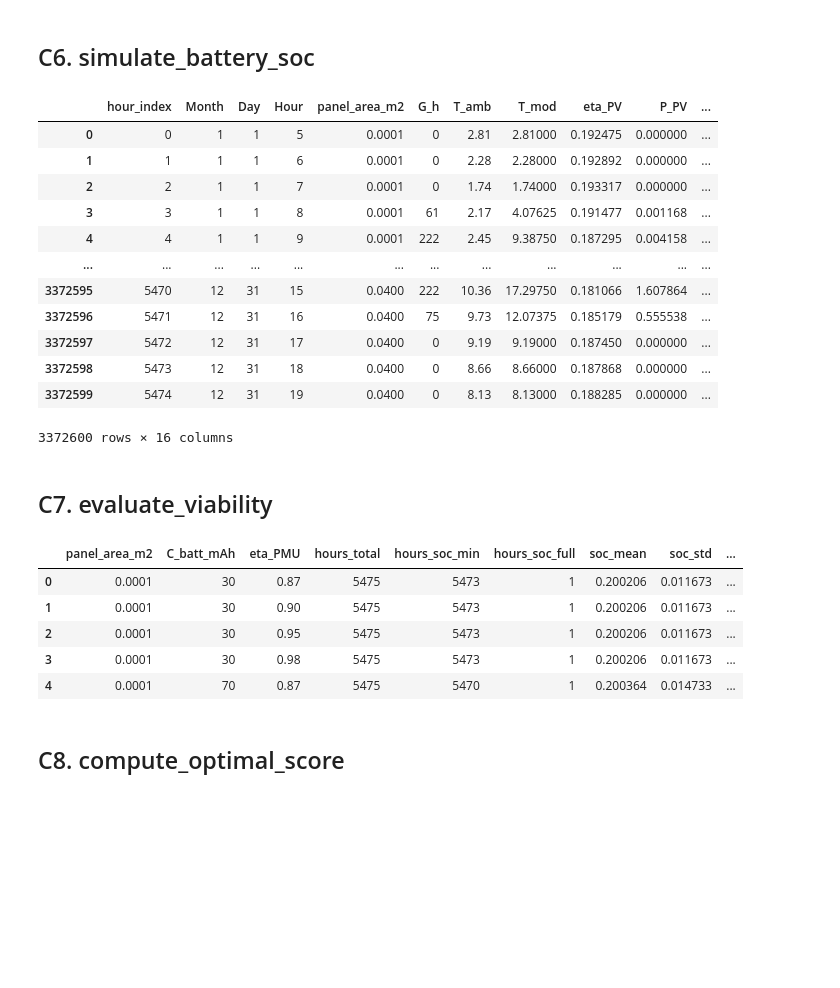
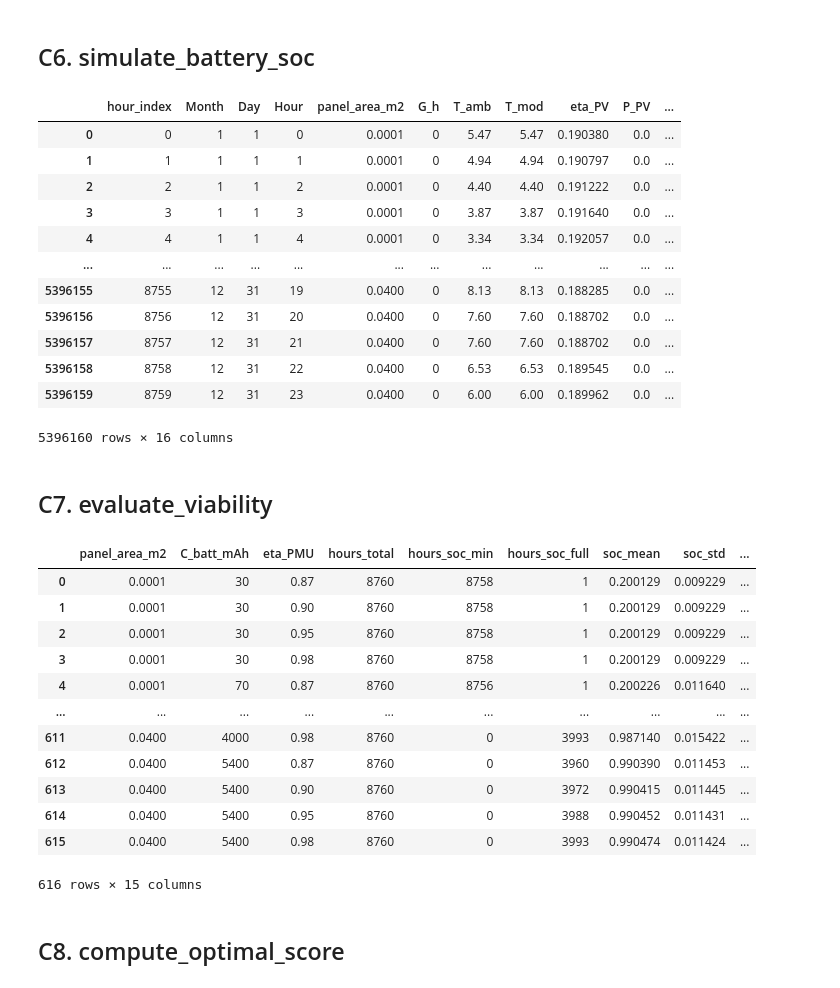
Before and after one commit to UCLM-ARCO/oasis-ehs, a Jupyter notebook: gen-dataset.ipynb, the cells around one changed output. Drawn from its saved outputs; the diff is of its cells as text; code cells hidden in the pictures; blank space fills up the shorter version.

Commit message:
using 24/7 irradiance data

```diff
--- a/gen-dataset.ipynb
+++ b/gen-dataset.ipynb
@@ -253,7 +255,7 @@ df_design
 ## C3. load_irradiance_data
 # %%
 # --- Load irradiance and temperature data ---
-irr_data = pd.read_csv("irradiance.csv")
+irr_data = pd.read_csv("raw-irradiance.csv")
 
 # --- Basic sanity checks ---
 expected_cols = ["Date-hour", "Month", "Day", "Hour", "G(h)", "Temperature"]
@@ -413,18 +415,18 @@ for (A, Cbat, eta), group_idx in df_soc.groupby(
 df_soc
 # %% [output]
 |  | hour_index | Month | Day | Hour | panel_area_m2 | G_h | T_amb | T_mod | eta_PV | P_PV | ... |
-| 0 | 0 | 1 | 1 | 5 | 0.0001 | 0 | 2.81 | 2.81000 | 0.192475 | 0.000000 | ... |
-| 1 | 1 | 1 | 1 | 6 | 0.0001 | 0 | 2.28 | 2.28000 | 0.192892 | 0.000000 | ... |
-| 2 | 2 | 1 | 1 | 7 | 0.0001 | 0 | 1.74 | 1.74000 | 0.193317 | 0.000000 | ... |
-| 3 | 3 | 1 | 1 | 8 | 0.0001 | 61 | 2.17 | 4.07625 | 0.191477 | 0.001168 | ... |
-| 4 | 4 | 1 | 1 | 9 | 0.0001 | 222 | 2.45 | 9.38750 | 0.187295 | 0.004158 | ... |
+| 0 | 0 | 1 | 1 | 0 | 0.0001 | 0 | 5.47 | 5.47 | 0.190380 | 0.0 | ... |
+| 1 | 1 | 1 | 1 | 1 | 0.0001 | 0 | 4.94 | 4.94 | 0.190797 | 0.0 | ... |
+| 2 | 2 | 1 | 1 | 2 | 0.0001 | 0 | 4.40 | 4.40 | 0.191222 | 0.0 | ... |
+| 3 | 3 | 1 | 1 | 3 | 0.0001 | 0 | 3.87 | 3.87 | 0.191640 | 0.0 | ... |
+| 4 | 4 | 1 | 1 | 4 | 0.0001 | 0 | 3.34 | 3.34 | 0.192057 | 0.0 | ... |
 | ... | ... | ... | ... | ... | ... | ... | ... | ... | ... | ... | ... |
-| 3372595 | 5470 | 12 | 31 | 15 | 0.0400 | 222 | 10.36 | 17.29750 | 0.181066 | 1.607864 | ... |
-| 3372596 | 5471 | 12 | 31 | 16 | 0.0400 | 75 | 9.73 | 12.07375 | 0.185179 | 0.555538 | ... |
-| 3372597 | 5472 | 12 | 31 | 17 | 0.0400 | 0 | 9.19 | 9.19000 | 0.187450 | 0.000000 | ... |
-| 3372598 | 5473 | 12 | 31 | 18 | 0.0400 | 0 | 8.66 | 8.66000 | 0.187868 | 0.000000 | ... |
-| 3372599 | 5474 | 12 | 31 | 19 | 0.0400 | 0 | 8.13 | 8.13000 | 0.188285 | 0.000000 | ... |
+| 5396155 | 8755 | 12 | 31 | 19 | 0.0400 | 0 | 8.13 | 8.13 | 0.188285 | 0.0 | ... |
+| 5396156 | 8756 | 12 | 31 | 20 | 0.0400 | 0 | 7.60 | 7.60 | 0.188702 | 0.0 | ... |
+| 5396157 | 8757 | 12 | 31 | 21 | 0.0400 | 0 | 7.60 | 7.60 | 0.188702 | 0.0 | ... |
+| 5396158 | 8758 | 12 | 31 | 22 | 0.0400 | 0 | 6.53 | 6.53 | 0.189545 | 0.0 | ... |
+| 5396159 | 8759 | 12 | 31 | 23 | 0.0400 | 0 | 6.00 | 6.00 | 0.189962 | 0.0 | ... |
-3372600 rows × 16 columns
+5396160 rows × 16 columns
 # %% [markdown]
 ## C7. evaluate_viability
 # %%
@@ -454,42 +456,49 @@ def longest_autonomy_hours(soc_series, soc_min):
 # A "failure hour" is when:
 #   (1) SoC == SOC_MIN  → battery cannot discharge further
 #   (2) I_BAT_mA < 0     → the node still requires power
 df_soc["failure_hour"] = (
     (df_soc["SoC"] <= SOC_MIN + 1e-9) &
     (df_soc["I_BAT_mA"] < 0)
 ).astype(int)
 
 
 # --- Aggregate metrics per configuration ---
 summary = (
     df_soc
     .groupby(["panel_area_m2", "C_batt_mAh", "eta_PMU"], as_index=False)
     .agg(
-        hours_total=("SoC", "count"),                      # number of hours simulated (usually 8760)
+        hours_total=("SoC", "count"),  # number of hours simulated (usually 8760)
         hours_soc_min=("SoC", lambda s: np.sum(s <= SOC_MIN + 1e-6)),  # hours at or below SOC_MIN
         hours_soc_full=("SoC", lambda s: np.sum(s >= 1.0 - 1e-6)),     # hours at full capacity
         soc_mean=("SoC", "mean"),                          # mean SoC over the year
         soc_std=("SoC", "std"),                            # standard deviation of SoC
-        surplus_mAh=("I_BAT_mA", lambda s: np.sum(np.clip(s, 0, None))),        # total surplus (charging)
-        deficit_mAh=("I_BAT_mA", lambda s: -np.sum(np.clip(s, None, 0))),       # total deficit (discharging)
+        surplus_mAh=("I_BAT_mA", lambda s: np.sum(np.clip(s, 0, None))),  # charging
+        deficit_mAh=("I_BAT_mA", lambda s: -np.sum(np.clip(s, None, 0))), # discharging
         autonomy_hours=("SoC", lambda s: longest_autonomy_hours(s.to_numpy(), SOC_MIN)),
         failure_hours=("failure_hour", "sum")              # hours where the node cannot operate
     )
 )
 
 # --- Derived metrics ---
 summary["soc_min_fraction"] = summary["hours_soc_min"] / summary["hours_total"]
 summary["soc_full_fraction"] = summary["hours_soc_full"] / summary["hours_total"]
 summary["net_mAh"] = summary["surplus_mAh"] - summary["deficit_mAh"]
 
-summary.head()
+summary
 # %% [output]
 |  | panel_area_m2 | C_batt_mAh | eta_PMU | hours_total | hours_soc_min | hours_soc_full | soc_mean | soc_std | ... |
-| 0 | 0.0001 | 30 | 0.87 | 5475 | 5473 | 1 | 0.200206 | 0.011673 | ... |
-| 1 | 0.0001 | 30 | 0.90 | 5475 | 5473 | 1 | 0.200206 | 0.011673 | ... |
-| 2 | 0.0001 | 30 | 0.95 | 5475 | 5473 | 1 | 0.200206 | 0.011673 | ... |
-| 3 | 0.0001 | 30 | 0.98 | 5475 | 5473 | 1 | 0.200206 | 0.011673 | ... |
-| 4 | 0.0001 | 70 | 0.87 | 5475 | 5470 | 1 | 0.200364 | 0.014733 | ... |
+| 0 | 0.0001 | 30 | 0.87 | 8760 | 8758 | 1 | 0.200129 | 0.009229 | ... |
+| 1 | 0.0001 | 30 | 0.90 | 8760 | 8758 | 1 | 0.200129 | 0.009229 | ... |
+| 2 | 0.0001 | 30 | 0.95 | 8760 | 8758 | 1 | 0.200129 | 0.009229 | ... |
+| 3 | 0.0001 | 30 | 0.98 | 8760 | 8758 | 1 | 0.200129 | 0.009229 | ... |
+| 4 | 0.0001 | 70 | 0.87 | 8760 | 8756 | 1 | 0.200226 | 0.011640 | ... |
+| ... | ... | ... | ... | ... | ... | ... | ... | ... | ... |
+| 611 | 0.0400 | 4000 | 0.98 | 8760 | 0 | 3993 | 0.987140 | 0.015422 | ... |
+| 612 | 0.0400 | 5400 | 0.87 | 8760 | 0 | 3960 | 0.990390 | 0.011453 | ... |
+| 613 | 0.0400 | 5400 | 0.90 | 8760 | 0 | 3972 | 0.990415 | 0.011445 | ... |
+| 614 | 0.0400 | 5400 | 0.95 | 8760 | 0 | 3988 | 0.990452 | 0.011431 | ... |
+| 615 | 0.0400 | 5400 | 0.98 | 8760 | 0 | 3993 | 0.990474 | 0.011424 | ... |
+616 rows × 15 columns
 # %% [markdown]
 ## C8. compute_optimal_score
 # %%
```
Also changed, not shown: parts of 12 cells of this notebook, 1 other file.
